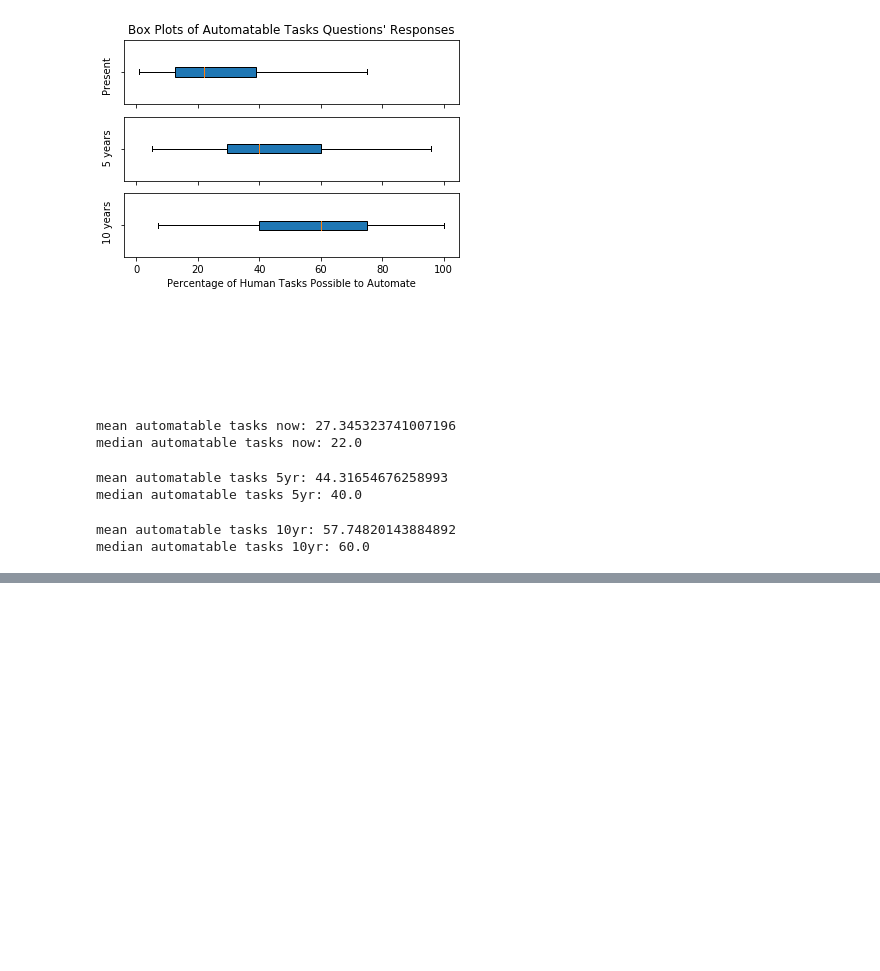
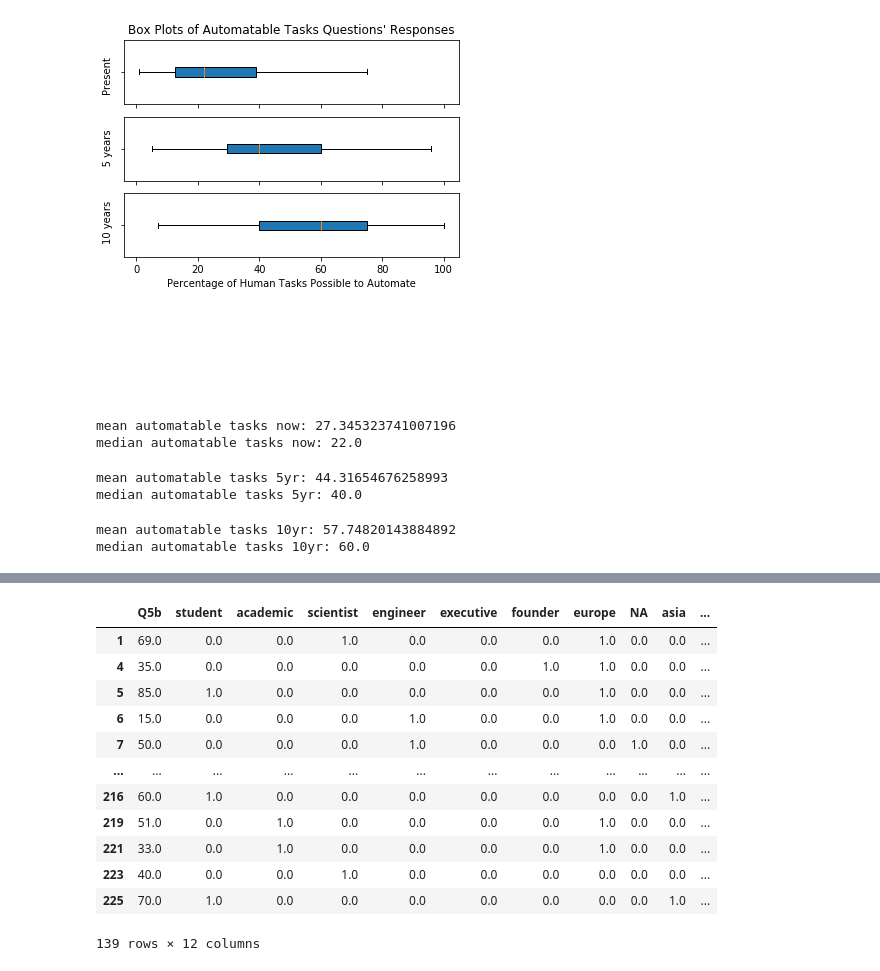
Before and after one commit to rossgritz/labor-displacement-survey-2018, a Jupyter notebook: notebooks/analysis-q5-revised+.ipynb, the cells around one changed output, grey strips where cells are left out. Cells and saved outputs as stored; diff of their text form; code cells hidden in the pictures; blank space fills up the shorter version.

```diff
--- a/notebooks/analysis-q5-revised+.ipynb
+++ b/notebooks/analysis-q5-revised+.ipynb
@@ -138,0 +439,17 @@ median automatable tasks 10yr: 60.0
+# %%
+q5b = q5b.iloc[:,:]
+q5b
+# %% [output]
+|  | Q5b | student | academic | scientist | engineer | executive | founder | europe | NA | asia | ... |
+| 1 | 69.0 | 0.0 | 0.0 | 1.0 | 0.0 | 0.0 | 0.0 | 1.0 | 0.0 | 0.0 | ... |
+| 4 | 35.0 | 0.0 | 0.0 | 0.0 | 0.0 | 0.0 | 1.0 | 1.0 | 0.0 | 0.0 | ... |
+| 5 | 85.0 | 1.0 | 0.0 | 0.0 | 0.0 | 0.0 | 0.0 | 1.0 | 0.0 | 0.0 | ... |
+| 6 | 15.0 | 0.0 | 0.0 | 0.0 | 1.0 | 0.0 | 0.0 | 1.0 | 0.0 | 0.0 | ... |
+| 7 | 50.0 | 0.0 | 0.0 | 0.0 | 1.0 | 0.0 | 0.0 | 0.0 | 1.0 | 0.0 | ... |
+| ... | ... | ... | ... | ... | ... | ... | ... | ... | ... | ... | ... |
+| 216 | 60.0 | 1.0 | 0.0 | 0.0 | 0.0 | 0.0 | 0.0 | 0.0 | 0.0 | 1.0 | ... |
+| 219 | 51.0 | 0.0 | 1.0 | 0.0 | 0.0 | 0.0 | 0.0 | 1.0 | 0.0 | 0.0 | ... |
+| 221 | 33.0 | 0.0 | 1.0 | 0.0 | 0.0 | 0.0 | 0.0 | 1.0 | 0.0 | 0.0 | ... |
+| 223 | 40.0 | 0.0 | 0.0 | 1.0 | 0.0 | 0.0 | 0.0 | 0.0 | 0.0 | 0.0 | ... |
+| 225 | 70.0 | 1.0 | 0.0 | 0.0 | 0.0 | 0.0 | 0.0 | 0.0 | 0.0 | 1.0 | ... |
+139 rows × 12 columns
```
Also changed, not shown: parts of 23 cells of this notebook, 6 other files.
